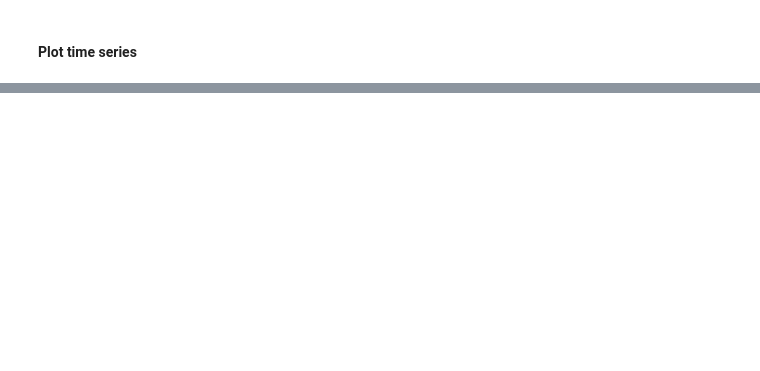
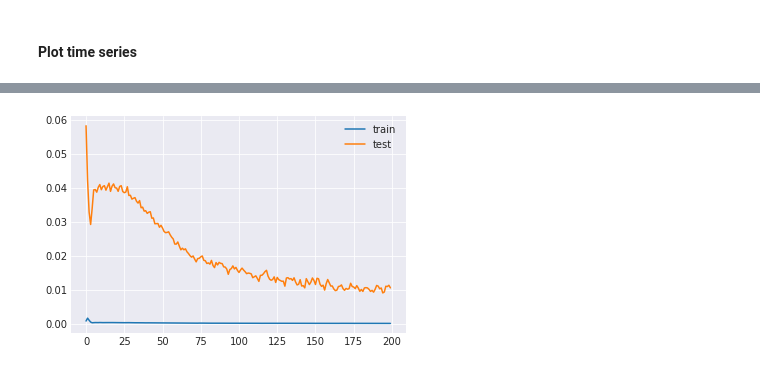
Before and after one commit to borjagomez/TF-TADBicoin, a Jupyter notebook: notebooks/bitcoin.ipynb, the cells around one changed output, grey strips where cells are left out. Saved outputs shown, nothing was run; the diff lists cells and outputs as text; code cells hidden in the pictures; blank space fills up the shorter version.

```diff
--- a/notebooks/bitcoin.ipynb
+++ b/notebooks/bitcoin.ipynb
@@ -168,0 +141,2 @@ with open('/content/gdrive/MyDrive/research/bitcoin/training.txt', 'w') as outfi
+# %%
+ncols = reframed.shape[1]
@@ -168,0 +163,4 @@ with open('/content/gdrive/MyDrive/research/bitcoin/training.txt', 'w') as outfi
+# %%
+
+reframed.drop(reframed.columns[[ncols-7,ncols-6,ncols-5,ncols-3,ncols-2,ncols-1]], axis=1, inplace=True)
+print(reframed.head())
@@ -168,0 +197,29 @@ with open('/content/gdrive/MyDrive/research/bitcoin/training.txt', 'w') as outfi
+# %%
+
+# design network
+#model = Sequential()
+#model.add(LSTM(50, input_shape=(train_X.shape[1], train_X.shape[2])))
+#model.add(Dense(1))
+#model.compile(loss='mae', optimizer='adam')
+# fit network
+#history = model.fit(train_X, train_y, epochs=50, batch_size=72, validation_data=(test_X, test_y), verbose=2, shuffle=False)
+
+regressor = Sequential()
+
+regressor.add(LSTM(units = 50, return_sequences = True, input_shape = (train_X.shape[1], train_X.shape[2])))
+regressor.add(Dropout(0.2))
+
+#regressor.add(LSTM(units = 50, return_sequences = True))
+#regressor.add(Dropout(0.2))
+
+#regressor.add(LSTM(units = 50, return_sequences = True))
+#regressor.add(Dropout(0.2))
+
+regressor.add(LSTM(units = 50))
+regressor.add(Dropout(0.2))
+
+regressor.add(Dense(units = 1))
+
+regressor.compile(optimizer = 'adam', loss = 'mean_squared_error')
+
+history = regressor.fit(train_X, train_y, epochs = 300, batch_size = 32, validation_data=(test_X, test_y), verbose=2, shuffle=False)
@@ -168,0 +244,8 @@ with open('/content/gdrive/MyDrive/research/bitcoin/training.txt', 'w') as outfi
+# %%
+# plot history
+pyplot.plot(history.history['loss'], label='train')
+pyplot.plot(history.history['val_loss'], label='test')
+pyplot.legend()
+pyplot.show()
+# %% [output]
+[figure, added]
```
Also changed, not shown: parts of 15 cells of this notebook.
